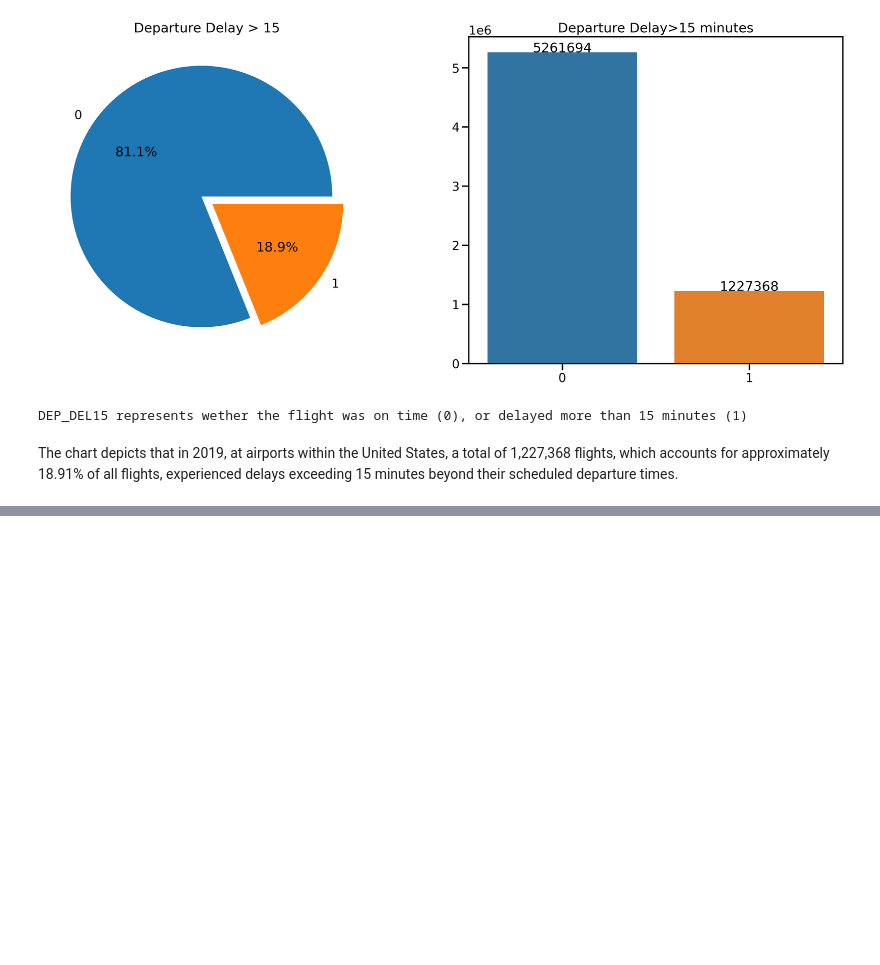
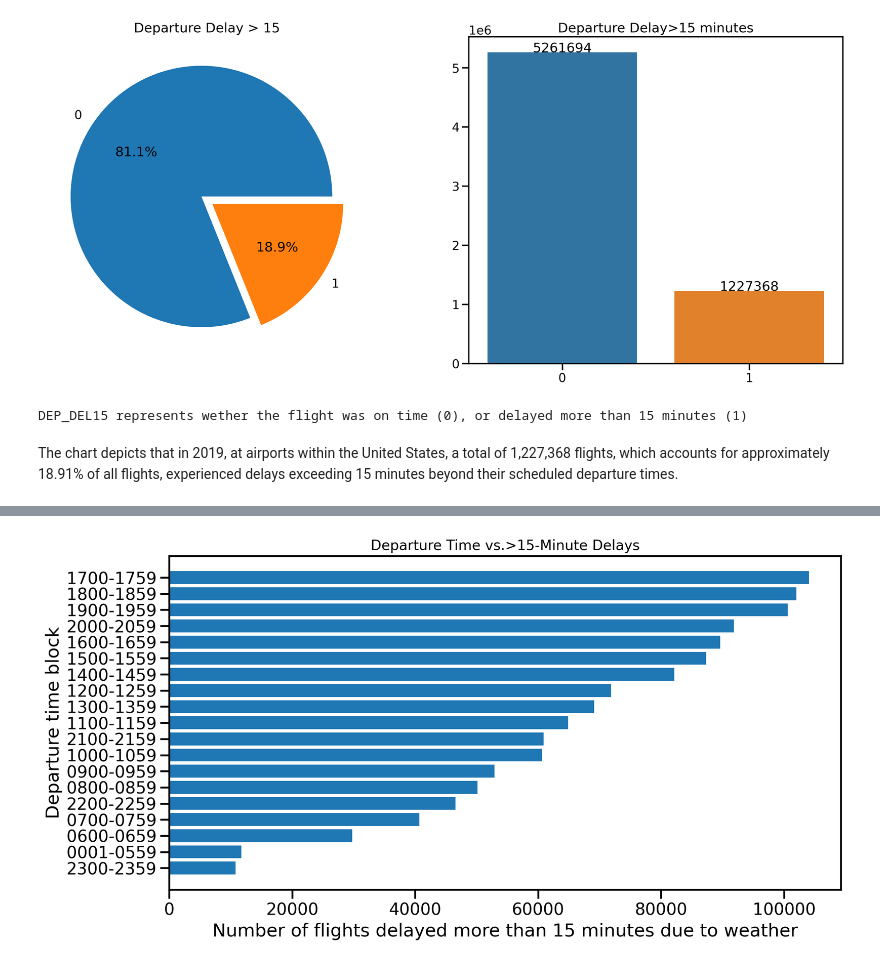
Before and after one commit to RehamTousoun/DataAnalytics_Capstone, a Jupyter notebook: flightDelay.ipynb, the cells around one changed output, grey strips where cells are left out. Drawn from its saved outputs; the diff is of its cells as text; code cells hidden in the pictures; blank space fills up the shorter version.

```diff
--- a/flightDelay.ipynb
+++ b/flightDelay.ipynb
@@ -390,0 +441,23 @@ The chart depicts that in 2019, at airports within the United States, a total of
+# %%
+plt.figure(figsize=(12,6))
+# Add title
+plt.title('Departure Time vs.>15-Minute Delays',fontsize =14)
+
+# Airlines Having Delayed Flights > 15 minutes after the scheduladed departure time
+DepTimeBlock = df['DEP_TIME_BLK'][(df['DEP_DEL15'] == 1)].value_counts().sort_values(ascending=True)
+
+plt.barh(DepTimeBlock.index,
+        DepTimeBlock.values)
+
+
+# Set x-axis labels with rotation
+# plt.xticks(rotation=90)
+
+
+# Add labels
+plt.xlabel('Number of flights delayed more than 15 minutes due to weather')
+plt.ylabel('Departure time block')
+
+plt.show()
+# %% [output]
+[figure, added]
```
Also changed, not shown: parts of 27 cells of this notebook.
